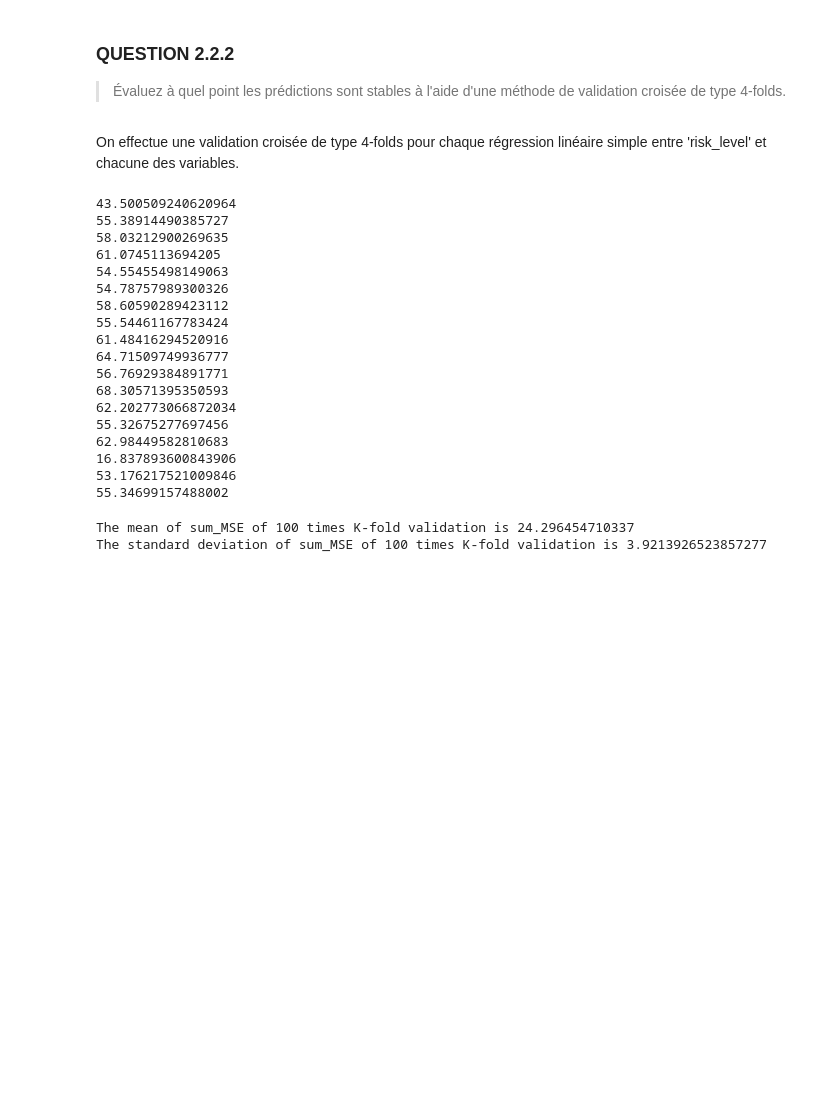
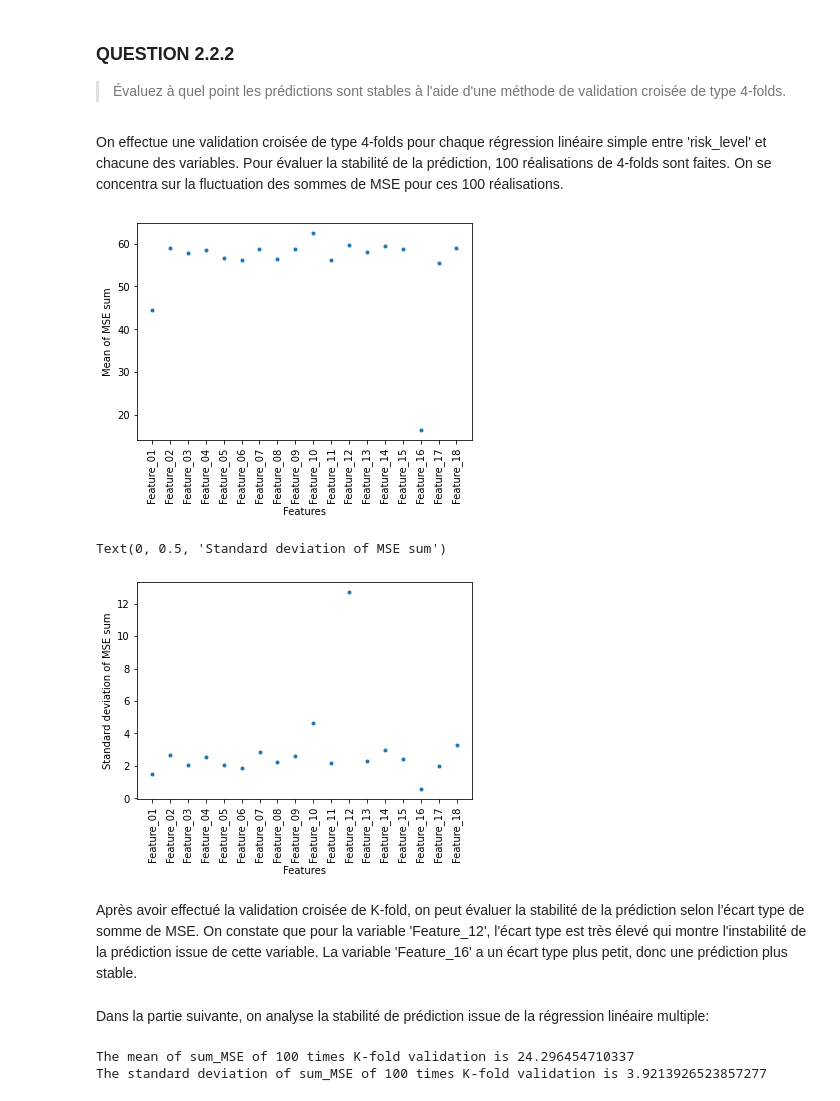
Before and after one commit to Ziqing-WU/Linear_Model, a Jupyter notebook: Modèlelinéaire.ipynb, the cells around one changed output. Cells and saved outputs as stored; diff of their text form; code cells hidden in the pictures; blank space fills up the shorter version.

```diff
--- a/Modèlelinéaire.ipynb
+++ b/Modèlelinéaire.ipynb
@@ -334,43 +334,48 @@ Avec le MSE, on a une idée de qualité d'ajustement. Plus MSE est petite, plus
 ### QUESTION 2.2.2
 >Évaluez à quel point les prédictions sont stables à l'aide d'une méthode de validation croisée de type 4-folds.
 # %% [markdown]
-On effectue une validation croisée de type 4-folds pour chaque régression linéaire simple entre 'risk_level' et chacune des variables.
+On effectue une validation croisée de type 4-folds pour chaque régression linéaire simple entre 'risk_level' et chacune des variables. Pour évaluer la stabilité de la prédiction, 100 réalisations de 4-folds sont faites. On se concentra sur la fluctuation des sommes de MSE pour ces 100 réalisations.
 # %%
 from sklearn.model_selection import KFold
-
-for Col in range(len(listColNames)):
-  kf = KFold(n_splits=4, shuffle = True)
-  sum_mse_scores = 0.
-  for train, test in kf.split(X_scaled[:, Col:Col+1]):
-    X_train=X_scaled[:, Col:Col+1][train]
-    y_train=Y[train]
-    X_test=X_scaled[:, Col:Col+1][test]
-    y_test=Y[test]
-    lr = LinearRegression()
-    lr.fit(X_train,y_train)
-    y_pred = lr.predict(X_test)
-    mse_score = mean_squared_error(y_test, y_pred)
-    sum_mse_scores+=mse_score
-  print(sum_mse_scores)
+stock_sum_mse = np.zeros((100,len(listColNames)))
+for i in range(100):
+  for Col in range(len(listColNames)):
+    kf = KFold(n_splits=4, shuffle = True)
+    sum_mse_scores = 0.
+    for train, test in kf.split(X_scaled[:, Col:Col+1]):
+      X_train=X_scaled[:, Col:Col+1][train]
+      y_train=Y[train]
+      X_test=X_scaled[:, Col:Col+1][test]
+      y_test=Y[test]
+      lr = LinearRegression()
+      lr.fit(X_train,y_train)
+      y_pred = lr.predict(X_test)
+      mse_score = mean_squared_error(y_test, y_pred)
+      sum_mse_scores+=mse_score
+    stock_sum_mse[i][Col]=sum_mse_scores
-# %% [output]
-43.500509240620964
-55.38914490385727
-58.03212900269635
-61.0745113694205
-54.55455498149063
-54.78757989300326
-58.60590289423112
-55.54461167783424
-61.48416294520916
-64.71509749936777
-56.76929384891771
-68.30571395350593
-62.202773066872034
-55.32675277697456
-62.98449582810683
-16.837893600843906
-53.176217521009846
-55.34699157488002
+# %%
+mean_stock_sum_mse = np.zeros(len(listColNames))
+sd_stock_sum_mse = np.zeros(len(listColNames))
+for Col in range(len(listColNames)):
+  mean_stock_sum_mse[Col] = np.mean(stock_sum_mse[:,Col])
+  sd_stock_sum_mse[Col] = np.power(np.var(stock_sum_mse[:,Col]),0.5)
+plt.plot(listColNames,mean_stock_sum_mse,'.')
+plt.xticks(rotation = 90)
+plt.xlabel("Features")
+plt.ylabel("Mean of MSE sum")
+plt.show()
+plt.plot(listColNames,sd_stock_sum_mse,'.')
+plt.xticks(rotation = 90)
+plt.xlabel("Features")
+plt.ylabel("Standard deviation of MSE sum")
+# %% [output]
+[figure, added]
+Text(0, 0.5, 'Standard deviation of MSE sum')
+[figure, added]
+# %% [markdown]
+Après avoir effectué la validation croisée de K-fold, on peut évaluer la stabilité de la prédiction selon l'écart type de somme de MSE. On constate que pour la variable 'Feature_12', l'écart type est très élevé qui montre l'instabilité de la prédiction issue de cette variable. La variable 'Feature_16' a un écart type plus petit, donc une prédiction plus stable.
+# %% [markdown]
+Dans la partie suivante, on analyse la stabilité de prédiction issue de la régression linéaire multiple:
 # %%
 from sklearn.model_selection import KFold
 list_sum_mse = []
```
Also changed, not shown: parts of 28 cells of this notebook.
